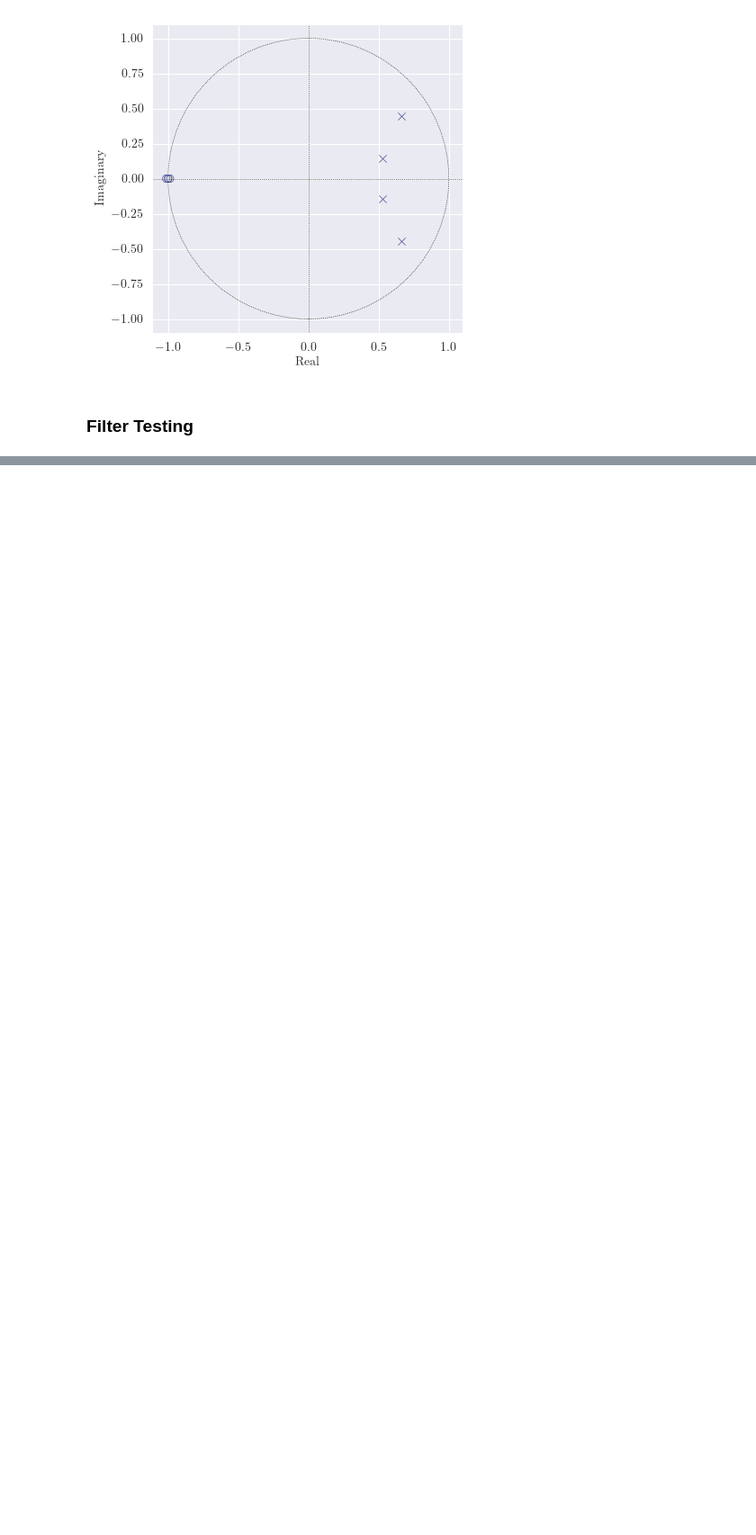
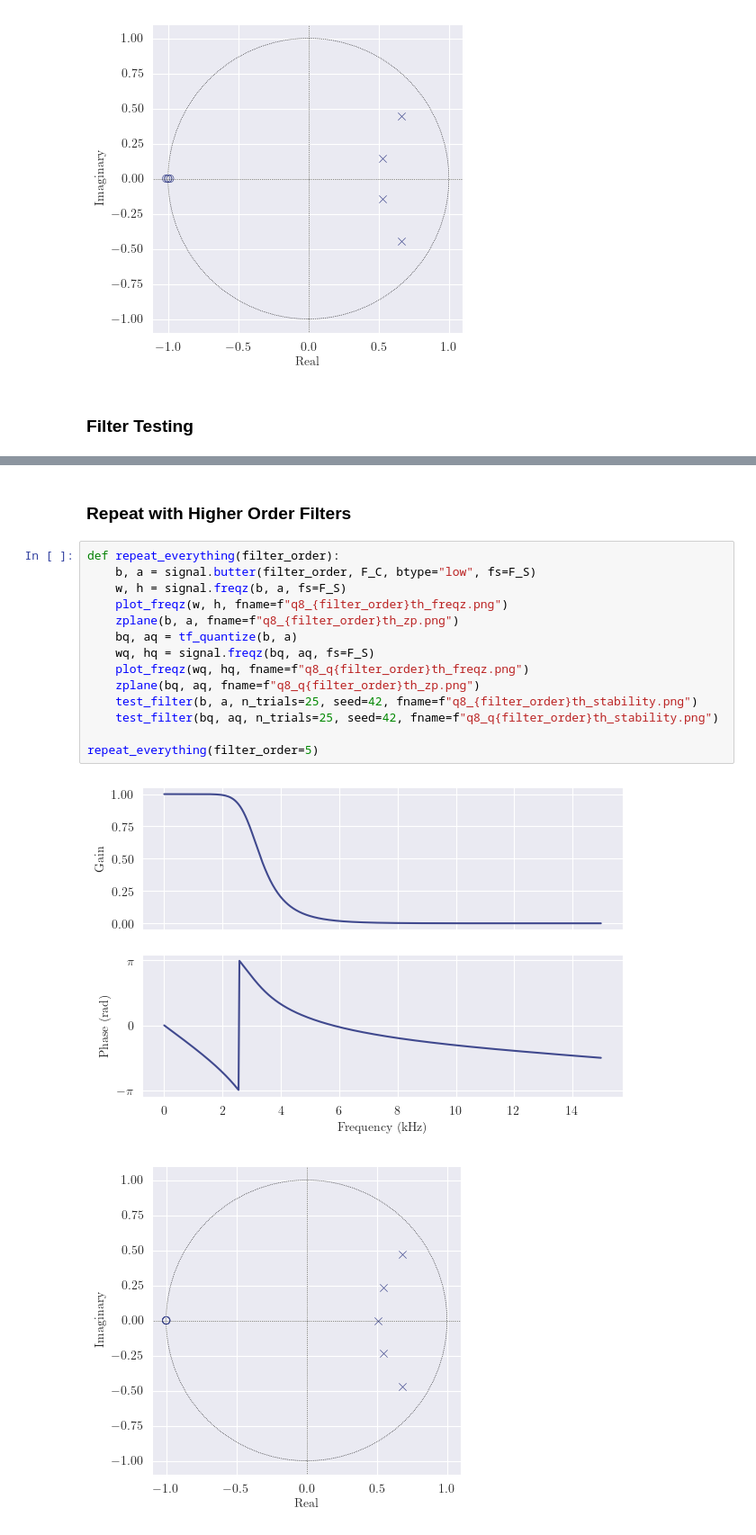
Before and after one commit to deren-teo/elec4620, a Jupyter notebook: a2/src/q7_8_butterworth.ipynb, the cells around one changed output, grey strips where cells are left out. Shown at 90% size. Saved outputs shown, nothing was run; the diff lists cells and outputs as text; blank space fills up the shorter version.

```diff
--- a/a2/src/q7_8_butterworth.ipynb
+++ b/a2/src/q7_8_butterworth.ipynb
@@ -149,0 +146,19 @@ test_filter(bq, aq, n_trials=25, seed=42, fname="q7_q4th_stability.png")
+# %% [markdown]
+### Repeat with Higher Order Filters
+# %%
+def repeat_everything(filter_order):
+    b, a = signal.butter(filter_order, F_C, btype="low", fs=F_S)
+    w, h = signal.freqz(b, a, fs=F_S)
+    plot_freqz(w, h, fname=f"q8_{filter_order}th_freqz.png")
+    zplane(b, a, fname=f"q8_{filter_order}th_zp.png")
+    bq, aq = tf_quantize(b, a)
+    wq, hq = signal.freqz(bq, aq, fs=F_S)
+    plot_freqz(wq, hq, fname=f"q8_q{filter_order}th_freqz.png")
+    zplane(bq, aq, fname=f"q8_q{filter_order}th_zp.png")
+    test_filter(b, a, n_trials=25, seed=42, fname=f"q8_{filter_order}th_stability.png")
+    test_filter(bq, aq, n_trials=25, seed=42, fname=f"q8_q{filter_order}th_stability.png")
+
+repeat_everything(filter_order=5)
+# %% [output]
+[figure, added]
+[figure, added]
```
Also changed, not shown: parts of 7 cells of this notebook, 25 other files.
